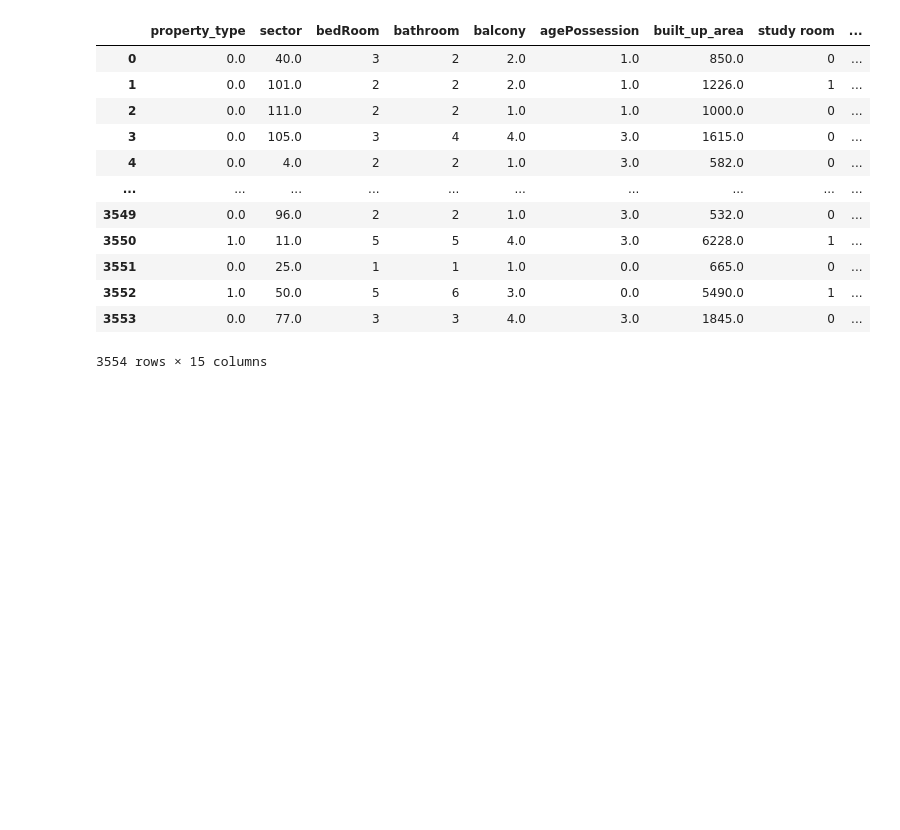
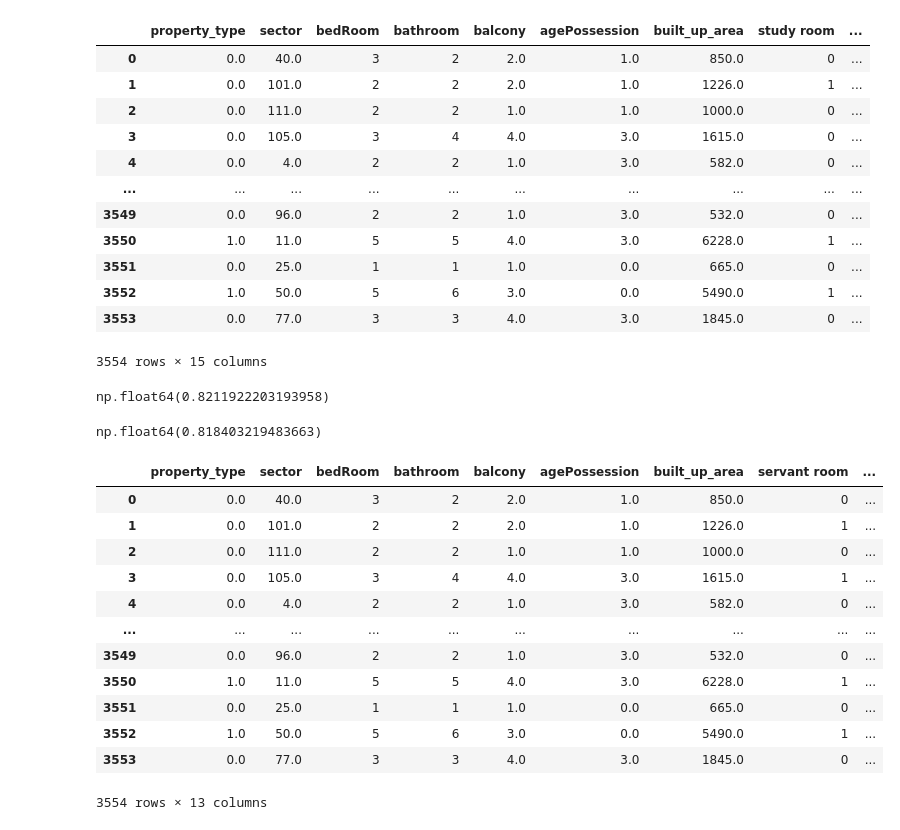
Before and after one commit to Binal2004/Propeak-Real-Estate-, a Jupyter notebook: feature-selection.ipynb, the cells around one changed output. Drawn from its saved outputs; the diff is of its cells as text; code cells hidden in the pictures; blank space fills up the shorter version.

```diff
--- a/feature-selection.ipynb
+++ b/feature-selection.ipynb
@@ -548,3 +548,7 @@ from sklearn.model_selection import cross_val_score
 rf = RandomForestRegressor(n_estimators=100, random_state=42)
 
 scores = cross_val_score(rf, X_label, y_label, cv=5, scoring='r2')
+# %%
+scores.mean()
+# %% [output]
+np.float64(0.8211922203193958)
@@ -550,0 +559,7 @@ scores = cross_val_score(rf, X_label, y_label, cv=5, scoring='r2')
+# %%
+scores.mean()
+# %% [output]
+np.float64(0.818403219483663)
+# %%
+export_df = X_label.drop(columns=['pooja room', 'study room', 'others'])
+export_df['price'] = y_label
@@ -550,0 +568,16 @@ scores = cross_val_score(rf, X_label, y_label, cv=5, scoring='r2')
+# %%
+export_df
+# %% [output]
+|  | property_type | sector | bedRoom | bathroom | balcony | agePossession | built_up_area | servant room | ... |
+| 0 | 0.0 | 40.0 | 3 | 2 | 2.0 | 1.0 | 850.0 | 0 | ... |
+| 1 | 0.0 | 101.0 | 2 | 2 | 2.0 | 1.0 | 1226.0 | 1 | ... |
+| 2 | 0.0 | 111.0 | 2 | 2 | 1.0 | 1.0 | 1000.0 | 0 | ... |
+| 3 | 0.0 | 105.0 | 3 | 4 | 4.0 | 3.0 | 1615.0 | 1 | ... |
+| 4 | 0.0 | 4.0 | 2 | 2 | 1.0 | 3.0 | 582.0 | 0 | ... |
+| ... | ... | ... | ... | ... | ... | ... | ... | ... | ... |
+| 3549 | 0.0 | 96.0 | 2 | 2 | 1.0 | 3.0 | 532.0 | 0 | ... |
+| 3550 | 1.0 | 11.0 | 5 | 5 | 4.0 | 3.0 | 6228.0 | 1 | ... |
+| 3551 | 0.0 | 25.0 | 1 | 1 | 1.0 | 0.0 | 665.0 | 0 | ... |
+| 3552 | 1.0 | 50.0 | 5 | 6 | 3.0 | 0.0 | 5490.0 | 1 | ... |
+| 3553 | 0.0 | 77.0 | 3 | 3 | 4.0 | 3.0 | 1845.0 | 0 | ... |
+3554 rows × 13 columns
```
Also changed, not shown: parts of 2 cells of this notebook, 1 other file.
